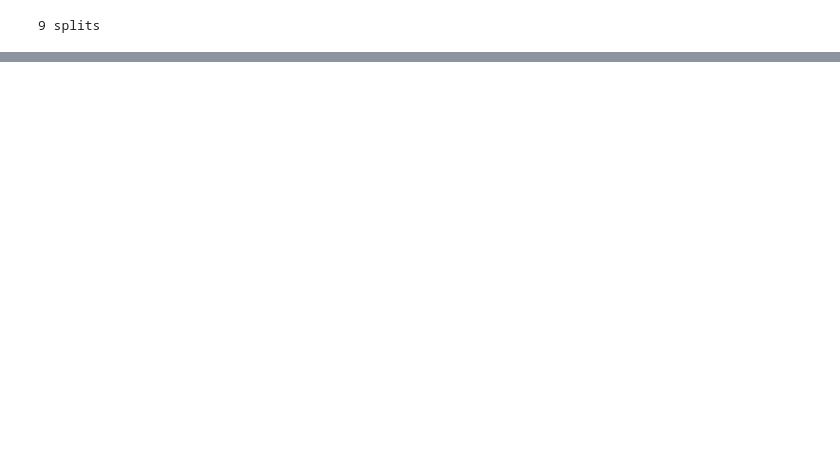
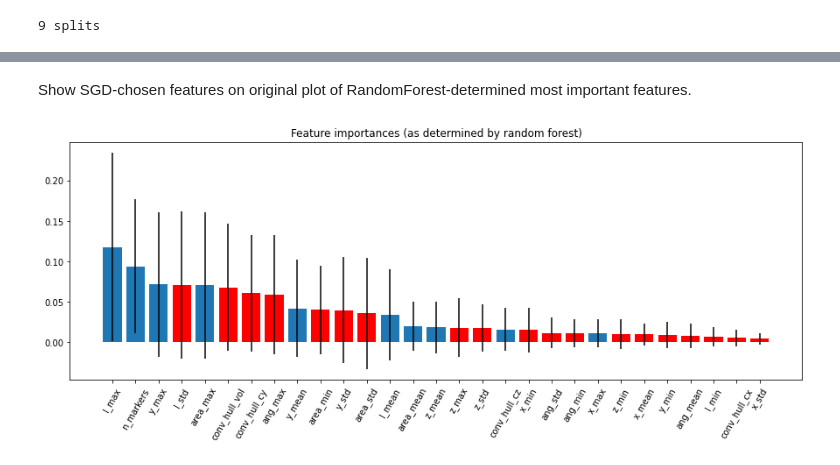
Before and after one commit to efiegel/postures, a Jupyter notebook: Hand Postures.ipynb, the cells around one changed output, grey strips where cells are left out. Cells and saved outputs as stored; diff of their text form; code cells hidden in the pictures; blank space fills up the shorter version.

```diff
--- a/Hand Postures.ipynb
+++ b/Hand Postures.ipynb
@@ -128,0 +159,12 @@ array([0.73733333, 0.94133333, 0.88866667, 1.        , 0.95866667,
+# %% [markdown]
+Show SGD-chosen features on original plot of RandomForest-determined most important features.
+# %%
+col = np.array(['C0' if x == True else 'r' for x in rfecv.support_])
+
+plt.figure(figsize=(15,5))
+plt.title('Feature importances (as determined by random forest)')
+plt.bar(range(X.shape[1]), importances[feature_indices], yerr=std[indices], color=col[feature_indices])
+plt.xticks(range(X.shape[1]), features_ranked, rotation=60)
+plt.show()
+# %% [output]
+[figure, added]
```
Also changed, not shown: parts of 14 cells of this notebook.
